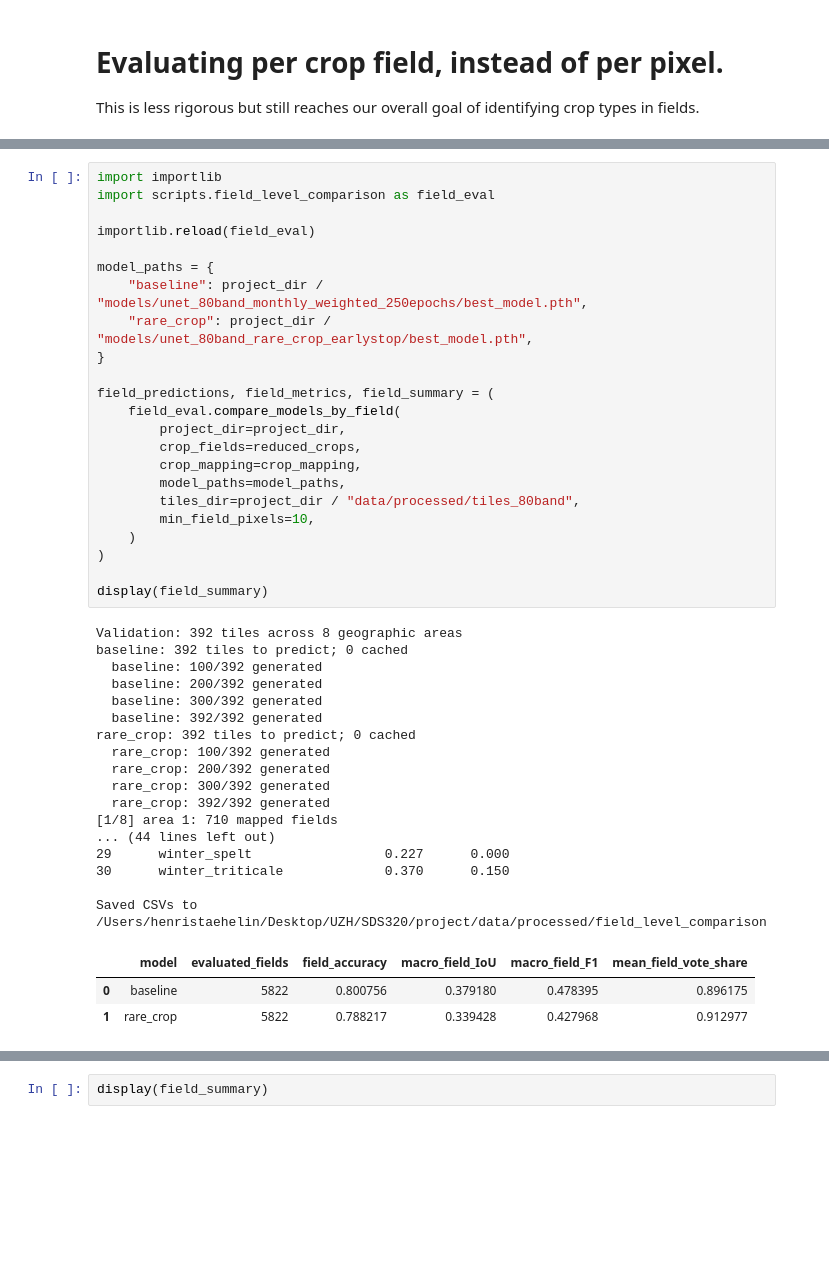
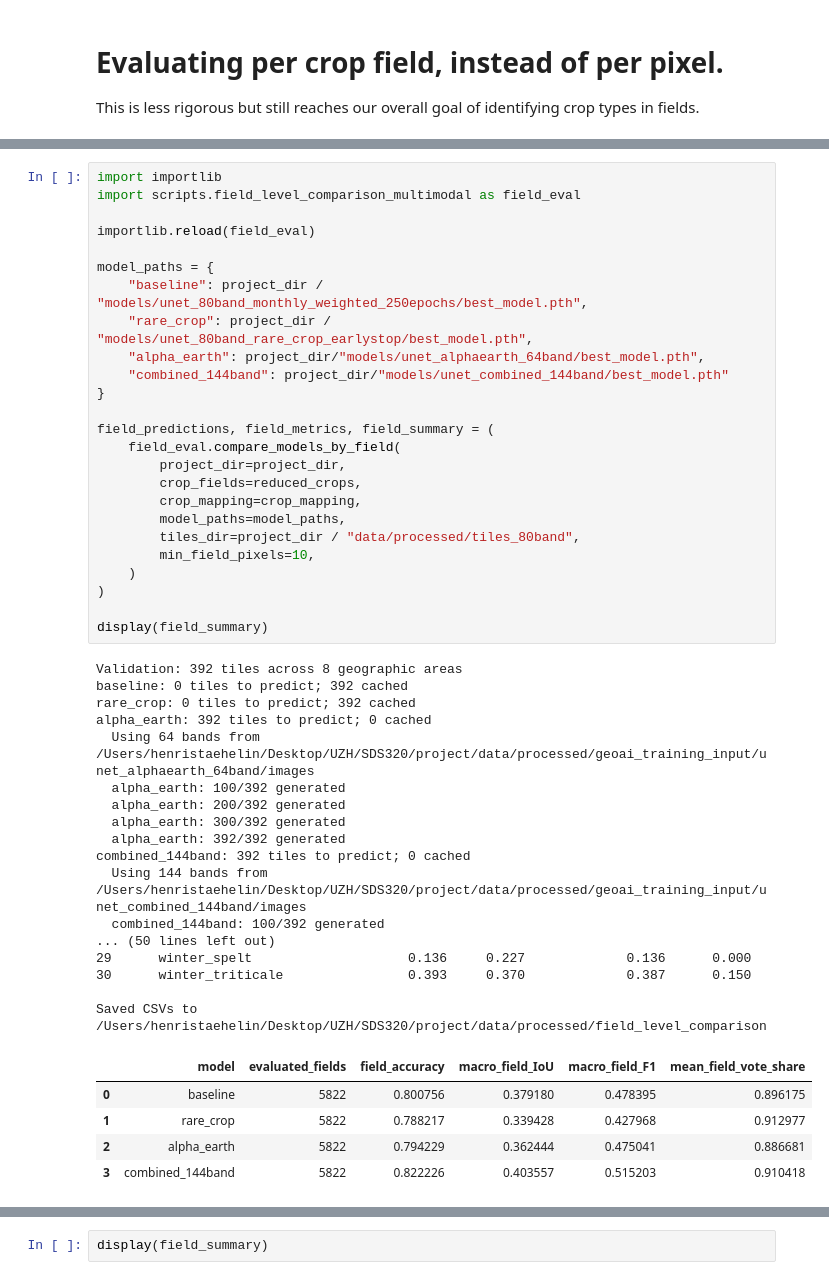
Before and after one commit to staehelinhenrimax-droid/European-Spectral-Crop-Identification, a Jupyter notebook: notebooks/Functionalized_workflow.ipynb, the cells around one changed output, grey strips where cells are left out. Drawn from its saved outputs; the diff is of its cells as text; blank space fills up the shorter version.

```diff
--- a/notebooks/Functionalized_workflow.ipynb
+++ b/notebooks/Functionalized_workflow.ipynb
@@ -1754,47 +1967,51 @@ for p in sorted((project_dir / "models").glob("*/best_model.pth")):
 # %%
 import importlib
-import scripts.field_level_comparison as field_eval
+import scripts.field_level_comparison_multimodal as field_eval
 
 importlib.reload(field_eval)
 
 model_paths = {
     "baseline": project_dir / "models/unet_80band_monthly_weighted_250epochs/best_model.pth",
     "rare_crop": project_dir / "models/unet_80band_rare_crop_earlystop/best_model.pth",
+    "alpha_earth": project_dir/"models/unet_alphaearth_64band/best_model.pth",
+    "combined_144band": project_dir/"models/unet_combined_144band/best_model.pth"
 }
 
 field_predictions, field_metrics, field_summary = (
     field_eval.compare_models_by_field(
         project_dir=project_dir,
         crop_fields=reduced_crops,
         crop_mapping=crop_mapping,
         model_paths=model_paths,
         tiles_dir=project_dir / "data/processed/tiles_80band",
         min_field_pixels=10,
     )
 )
 
 display(field_summary)
 # %% [output]
 Validation: 392 tiles across 8 geographic areas
-baseline: 392 tiles to predict; 0 cached
-  baseline: 100/392 generated
-  baseline: 200/392 generated
-  baseline: 300/392 generated
-  baseline: 392/392 generated
-rare_crop: 392 tiles to predict; 0 cached
-  rare_crop: 100/392 generated
-  rare_crop: 200/392 generated
-  rare_crop: 300/392 generated
-  rare_crop: 392/392 generated
-[1/8] area 1: 710 mapped fields
-... (44 lines left out)
-29      winter_spelt                 0.227      0.000
-30      winter_triticale             0.370      0.150
+baseline: 0 tiles to predict; 392 cached
+rare_crop: 0 tiles to predict; 392 cached
+alpha_earth: 392 tiles to predict; 0 cached
+  Using 64 bands from /Users/henristaehelin/Desktop/UZH/SDS320/project/data/processed/geoai_training_input/unet_alphaearth_64band/images
+  alpha_earth: 100/392 generated
+  alpha_earth: 200/392 generated
+  alpha_earth: 300/392 generated
+  alpha_earth: 392/392 generated
+combined_144band: 392 tiles to predict; 0 cached
+  Using 144 bands from /Users/henristaehelin/Desktop/UZH/SDS320/project/data/processed/geoai_training_input/unet_combined_144band/images
+  combined_144band: 100/392 generated
+... (50 lines left out)
+29      winter_spelt                    0.136     0.227             0.136      0.000
+30      winter_triticale                0.393     0.370             0.387      0.150
 
 Saved CSVs to /Users/henristaehelin/Desktop/UZH/SDS320/project/data/processed/field_level_comparison
 |  | model | evaluated_fields | field_accuracy | macro_field_IoU | macro_field_F1 | mean_field_vote_share |
 | 0 | baseline | 5822 | 0.800756 | 0.379180 | 0.478395 | 0.896175 |
 | 1 | rare_crop | 5822 | 0.788217 | 0.339428 | 0.427968 | 0.912977 |
+| 2 | alpha_earth | 5822 | 0.794229 | 0.362444 | 0.475041 | 0.886681 |
+| 3 | combined_144band | 5822 | 0.822226 | 0.403557 | 0.515203 | 0.910418 |
 # %%
 comparison = field_metrics.pivot(
     index=["crop_id", "crop"],
```
Also changed, not shown: parts of 29 cells of this notebook, 2 other files.
